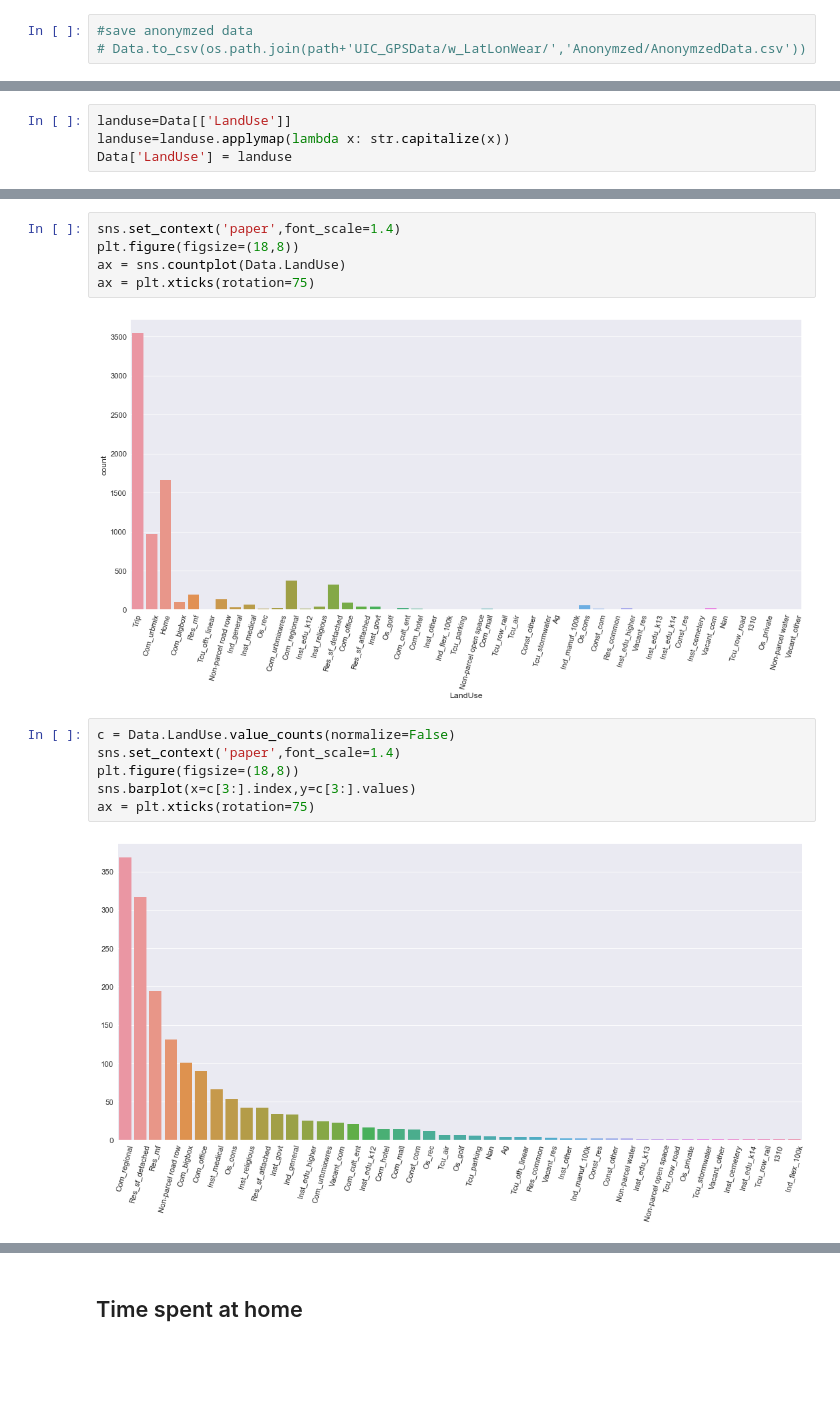
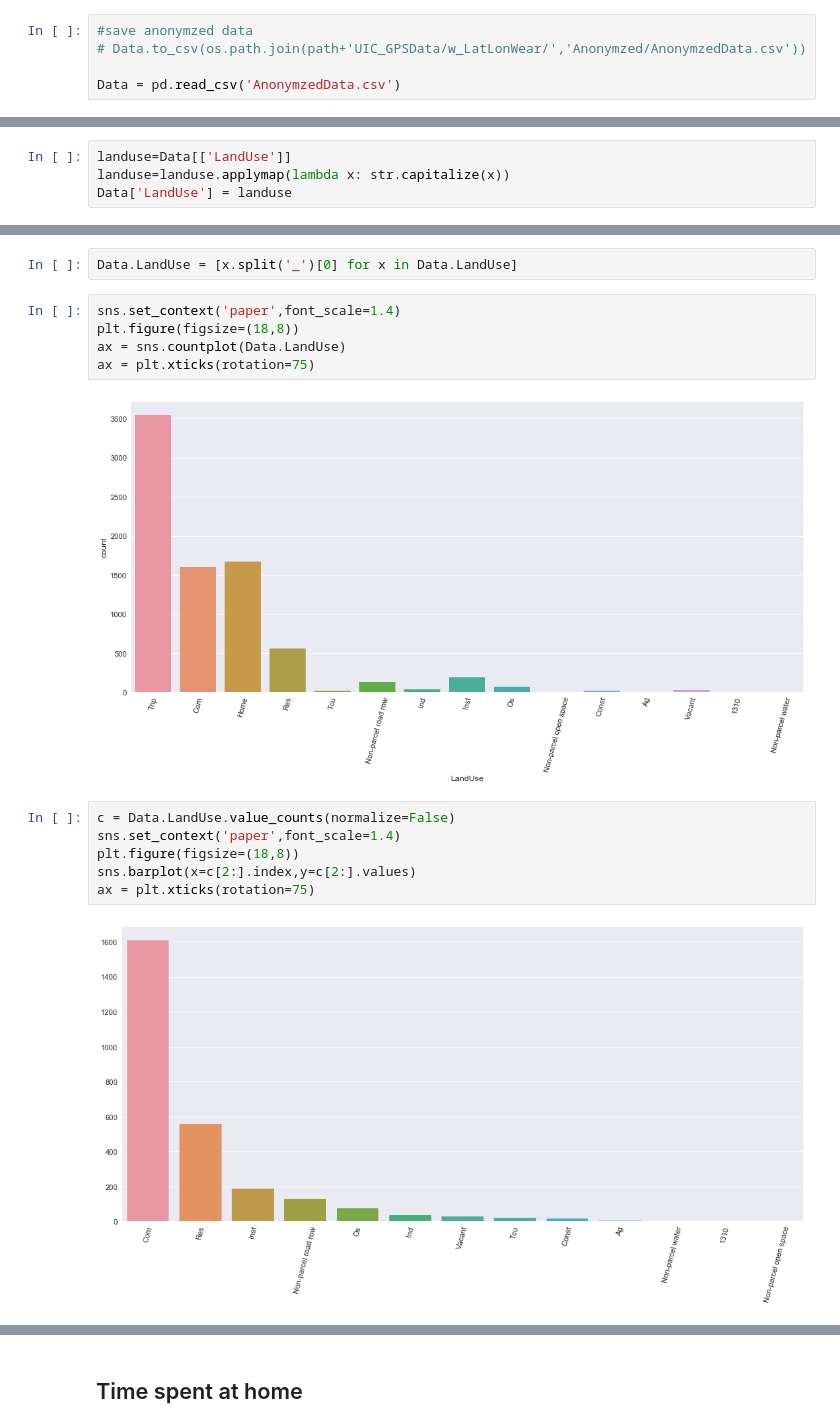
Before and after one commit to Luke3D/CbrAnalysis, a Jupyter notebook: GPS_AnalysisUIC.ipynb, the cells around one changed output, grey strips where cells are left out. Saved outputs shown, nothing was run; the diff lists cells and outputs as text; blank space fills up the shorter version.

```diff
--- a/GPS_AnalysisUIC.ipynb
+++ b/GPS_AnalysisUIC.ipynb
@@ -176,6 +183,8 @@ Data.head()
 # %%
 #save anonymzed data
 # Data.to_csv(os.path.join(path+'UIC_GPSData/w_LatLonWear/','Anonymzed/AnonymzedData.csv'))
+
+Data = pd.read_csv('AnonymzedData.csv')
 # %% [markdown]
 ## Data cleaning
 # %%
@@ -204,15 +213,17 @@ sum(c[:3]) #top 3 locs account for most data
+# %%
+Data.LandUse = [x.split('_')[0] for x in Data.LandUse]
 # %%
 sns.set_context('paper',font_scale=1.4)
 plt.figure(figsize=(18,8))
 ax = sns.countplot(Data.LandUse)
 ax = plt.xticks(rotation=75)
 # %% [output]
-[figure, old version]
+[figure, new version]
 # %%
 c = Data.LandUse.value_counts(normalize=False)
 sns.set_context('paper',font_scale=1.4)
 plt.figure(figsize=(18,8))
-sns.barplot(x=c[3:].index,y=c[3:].values)
+sns.barplot(x=c[2:].index,y=c[2:].values)
 ax = plt.xticks(rotation=75)
 # %% [output]
-[figure, old version]
+[figure, new version]
```
Also changed, not shown: parts of 12 cells of this notebook.
